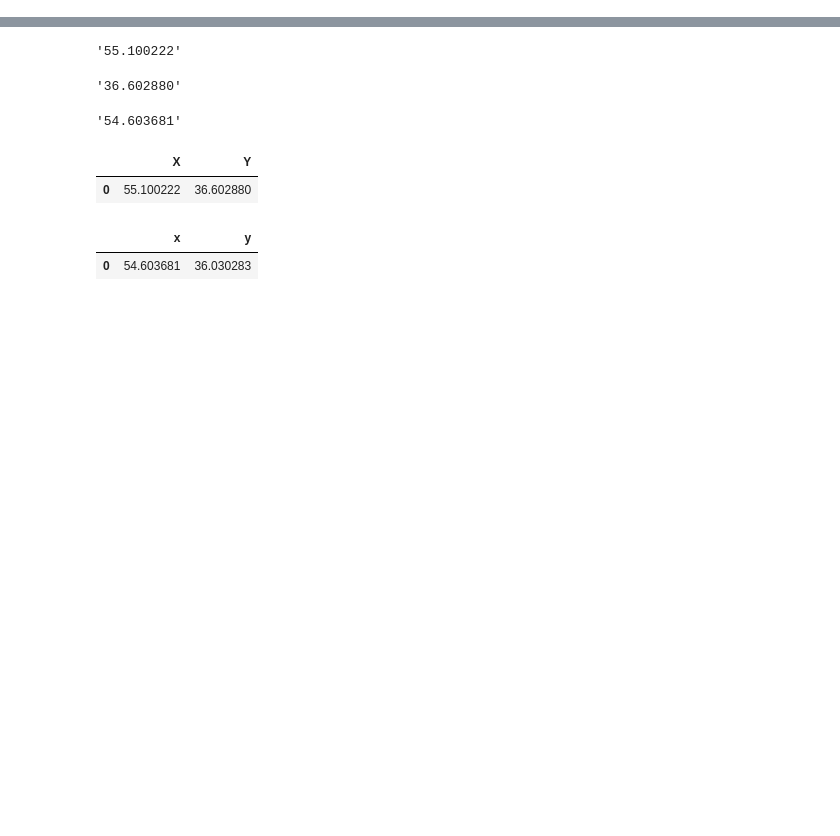
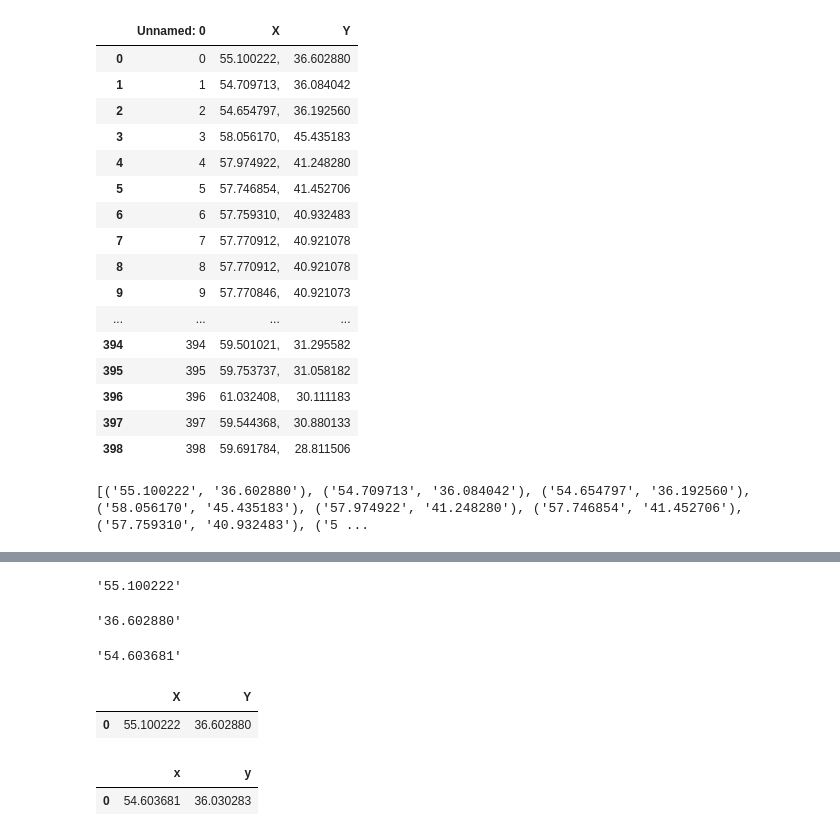
Before and after one commit to babkengithub/Liza-Alert, a Jupyter notebook: Date_people_coord-tracks10.ipynb, the cells around one changed output, grey strips where cells are left out. Drawn from its saved outputs; the diff is of its cells as text; code cells hidden in the pictures; blank space fills up the shorter version.

```diff
--- a/Date_people_coord-tracks10.ipynb
+++ b/Date_people_coord-tracks10.ipynb
@@ -409,0 +1,18 @@ print(type(response.text))
+# %%
+# Import libraries
+import math
+import datetime
+import time
+import requests
+import numpy as np
+import pandas as pd
+import re
+import bs4
+import collections
+from urllib.request import urlopen as uReq
+from bs4 import BeautifulSoup as soup
+from scrapy import Selector
+from nltk import word_tokenize
+import nltk
+nltk.download('punkt') #winlocker
+pd.set_option("display.max_rows", 600)
@@ -409,0 +23,22 @@ print(type(response.text))
+# %%
+df09 = pd.read_excel("ebu4aya.xlsx")
+df09.drop(1)
+df09
+# %% [output]
+|  | Unnamed: 0 | X | Y |
+| 0 | 0 | 55.100222, | 36.602880 |
+| 1 | 1 | 54.709713, | 36.084042 |
+| 2 | 2 | 54.654797, | 36.192560 |
+| 3 | 3 | 58.056170, | 45.435183 |
+| 4 | 4 | 57.974922, | 41.248280 |
+| 5 | 5 | 57.746854, | 41.452706 |
+| 6 | 6 | 57.759310, | 40.932483 |
+| 7 | 7 | 57.770912, | 40.921078 |
+| 8 | 8 | 57.770912, | 40.921078 |
+| 9 | 9 | 57.770846, | 40.921073 |
+| ... | ... | ... | ... |
+| 394 | 394 | 59.501021, | 31.295582 |
+| 395 | 395 | 59.753737, | 31.058182 |
+| 396 | 396 | 61.032408, | 30.111183 |
+| 397 | 397 | 59.544368, | 30.880133 |
+| 398 | 398 | 59.691784, | 28.811506 |
@@ -409,0 +64,7 @@ print(type(response.text))
+# %%
+listok = []
+for i in range(len(list_x)):
+    listok.append((list_x[i], list_y[i]))
+print(listok)
+# %% [output]
+[('55.100222', '36.602880'), ('54.709713', '36.084042'), ('54.654797', '36.192560'), ('58.056170', '45.435183'), ('57.974922', '41.248280'), ('57.746854', '41.452706'), ('57.759310', '40.932483'), ('5 ...
```
Also changed, not shown: parts of 86 cells of this notebook, 7 other files.
